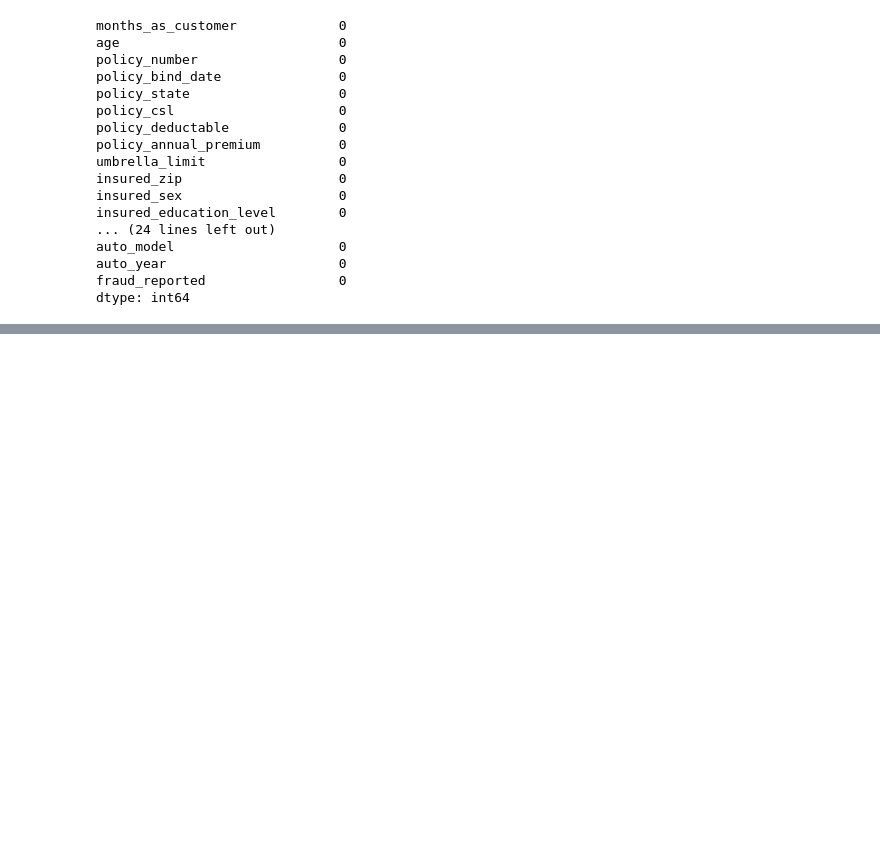
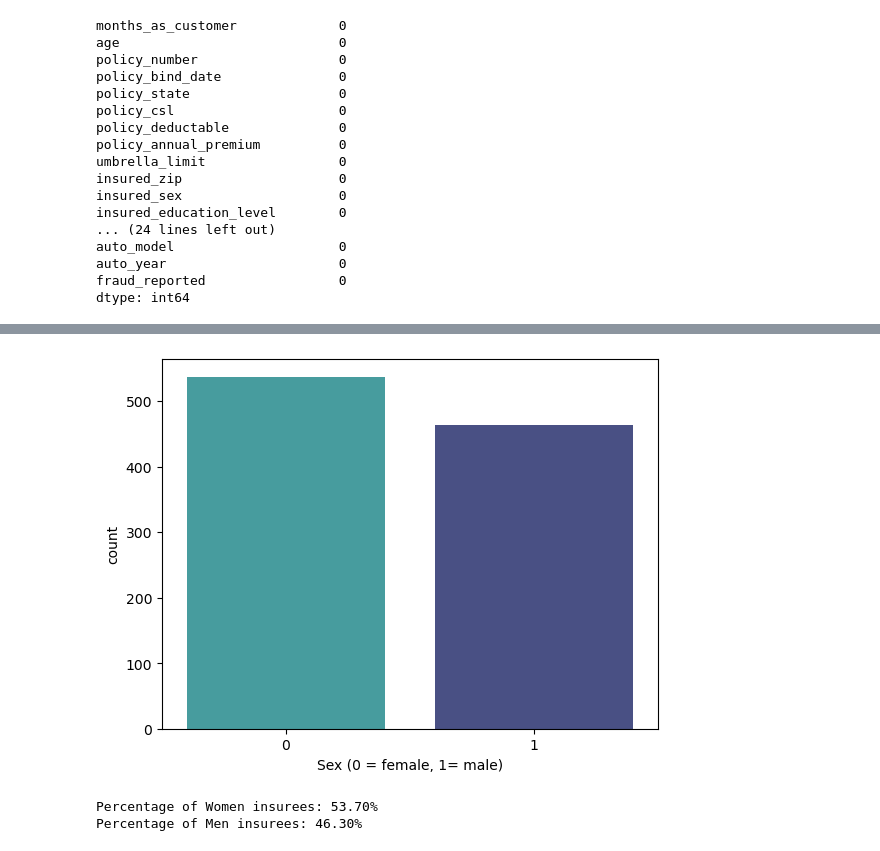
Before and after one commit to GerlechJen/Predicting-Auto-Insurance-Fraud-Claims, a Jupyter notebook: database1.ipynb, the cells around one changed output, grey strips where cells are left out. Drawn from its saved outputs; the diff is of its cells as text; code cells hidden in the pictures; blank space fills up the shorter version.

```diff
--- a/database1.ipynb
+++ b/database1.ipynb
@@ -52,0 +237,7 @@ insurance_df.to_sql(name='insurance', if_exists='replace',con=engine)
+# %%
+d2 = {
+  'MALE': 1,
+  'FEMALE': 0
+}
+# %%
+new_ins_df['insured_sex'] =new_ins_df['insured_sex'].map(d2).astype(np.int64)
@@ -52,0 +260,14 @@ insurance_df.to_sql(name='insurance', if_exists='replace',con=engine)
+# %%
+sns.countplot(x='insured_sex', data=new_ins_df, palette="mako_r")
+plt.xlabel("Sex (0 = female, 1= male)")
+plt.show()
+# %% [output]
+[figure, added]
+# %%
+countFemale = len(new_ins_df[new_ins_df.insured_sex == 0])
+countMale = len(new_ins_df[new_ins_df.insured_sex == 1])
+print("Percentage of Women insurees: {:.2f}%".format((countFemale / (len(new_ins_df.insured_sex))*100)))
+print("Percentage of Men insurees: {:.2f}%".format((countMale / (len(new_ins_df.insured_sex))*100)))
+# %% [output]
+Percentage of Women insurees: 53.70%
+Percentage of Men insurees: 46.30%
```
Also changed, not shown: parts of 35 cells of this notebook, 2 other files.
